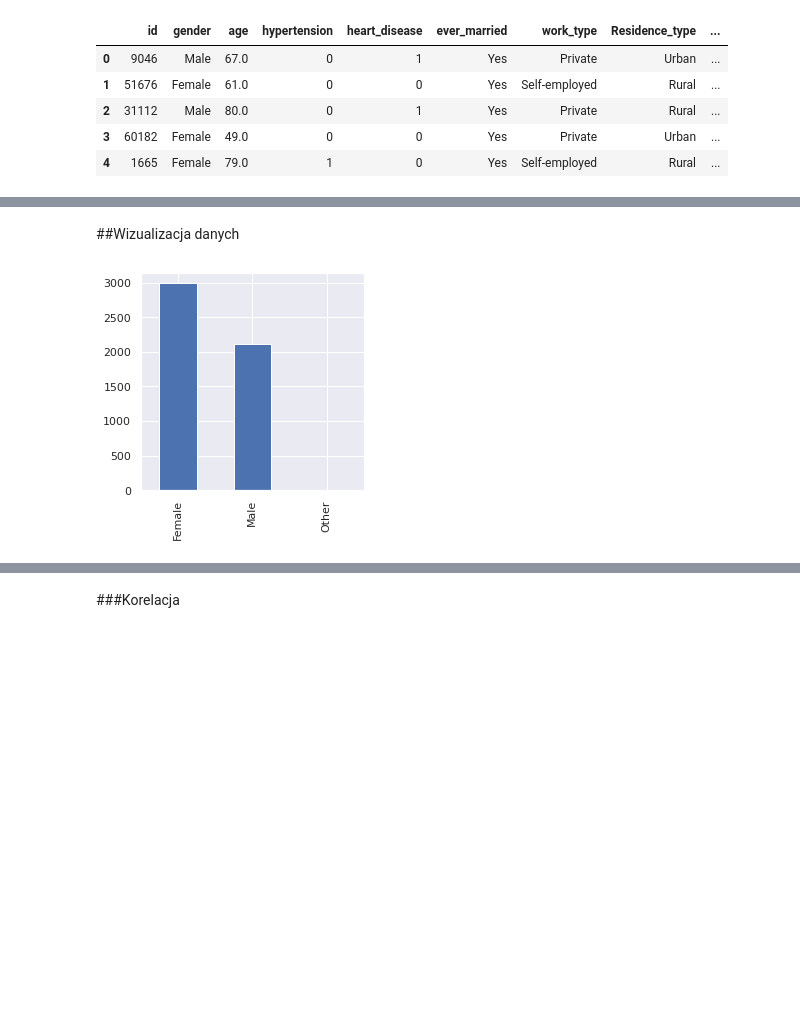
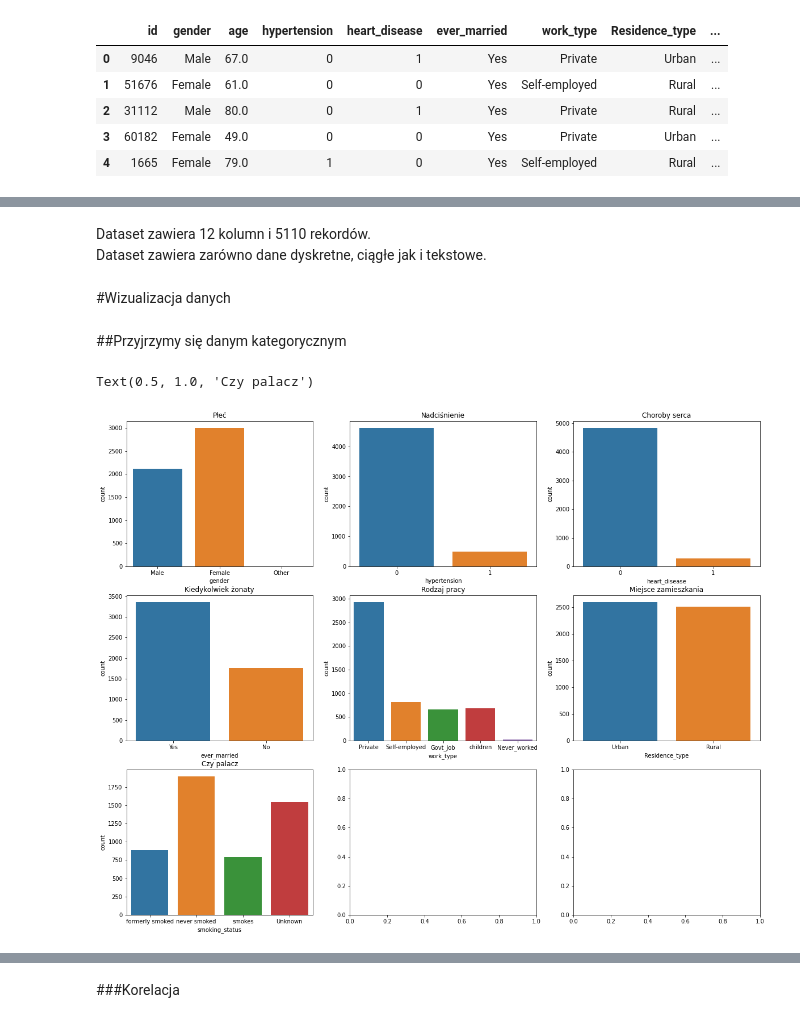
Before and after one commit to karolinaprygiel/ai-project, a Jupyter notebook: project.ipynb, the cells around one changed output, grey strips where cells are left out. Saved outputs shown, nothing was run; the diff lists cells and outputs as text; code cells hidden in the pictures; blank space fills up the shorter version.

Commit message:
Added data visualisation

```diff
--- a/project.ipynb
+++ b/project.ipynb
@@ -42,7 +59,19 @@ data.head()
+# %% [markdown]
+Dataset zawiera 12 kolumn i 5110 rekordów.<br>
+Dataset zawiera zarówno dane dyskretne, ciągłe jak i tekstowe.
 # %% [markdown]
-##Wizualizacja danych
+#Wizualizacja danych
-# %%
-ax = data["gender"].value_counts().plot(kind="bar", figsize=(4,4))
-plt.show()
-# %% [output]
-[figure, removed]
+# %% [markdown]
+##Przyjrzymy się danym kategorycznym
+# %%
+fig,axes = plt.subplots(3,3,figsize = (20,16))
+sns.countplot(ax=axes[0,0],x='gender', data=data).set_title("Płeć")
+sns.countplot(ax=axes[0,1],x='hypertension', data=data).set_title("Nadciśnienie")
+sns.countplot(ax=axes[0,2],x='heart_disease', data=data).set_title("Choroby serca")
+sns.countplot(ax=axes[1,0],x='ever_married', data=data).set_title("Kiedykolwiek żonaty")
+sns.countplot(ax=axes[1,1],x='work_type', data=data).set_title("Rodzaj pracy")
+sns.countplot(ax=axes[1,2],x='Residence_type', data=data).set_title("Miejsce zamieszkania")
+sns.countplot(ax=axes[2,0],x='smoking_status', data=data).set_title("Czy palacz")
+# %% [output]
+Text(0.5, 1.0, 'Czy palacz')
+[figure, added]
```
Also changed, not shown: parts of 31 cells of this notebook.
